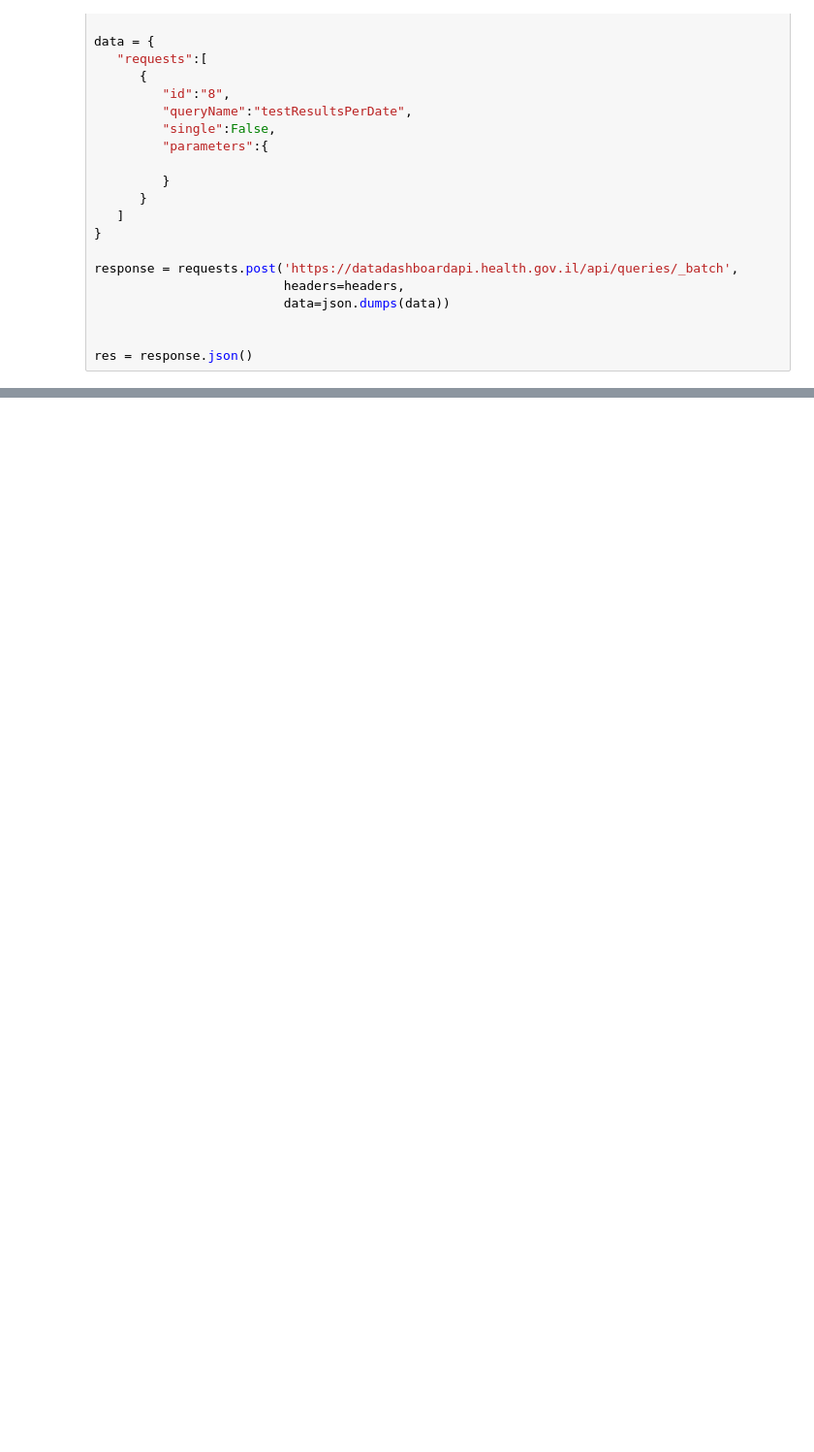
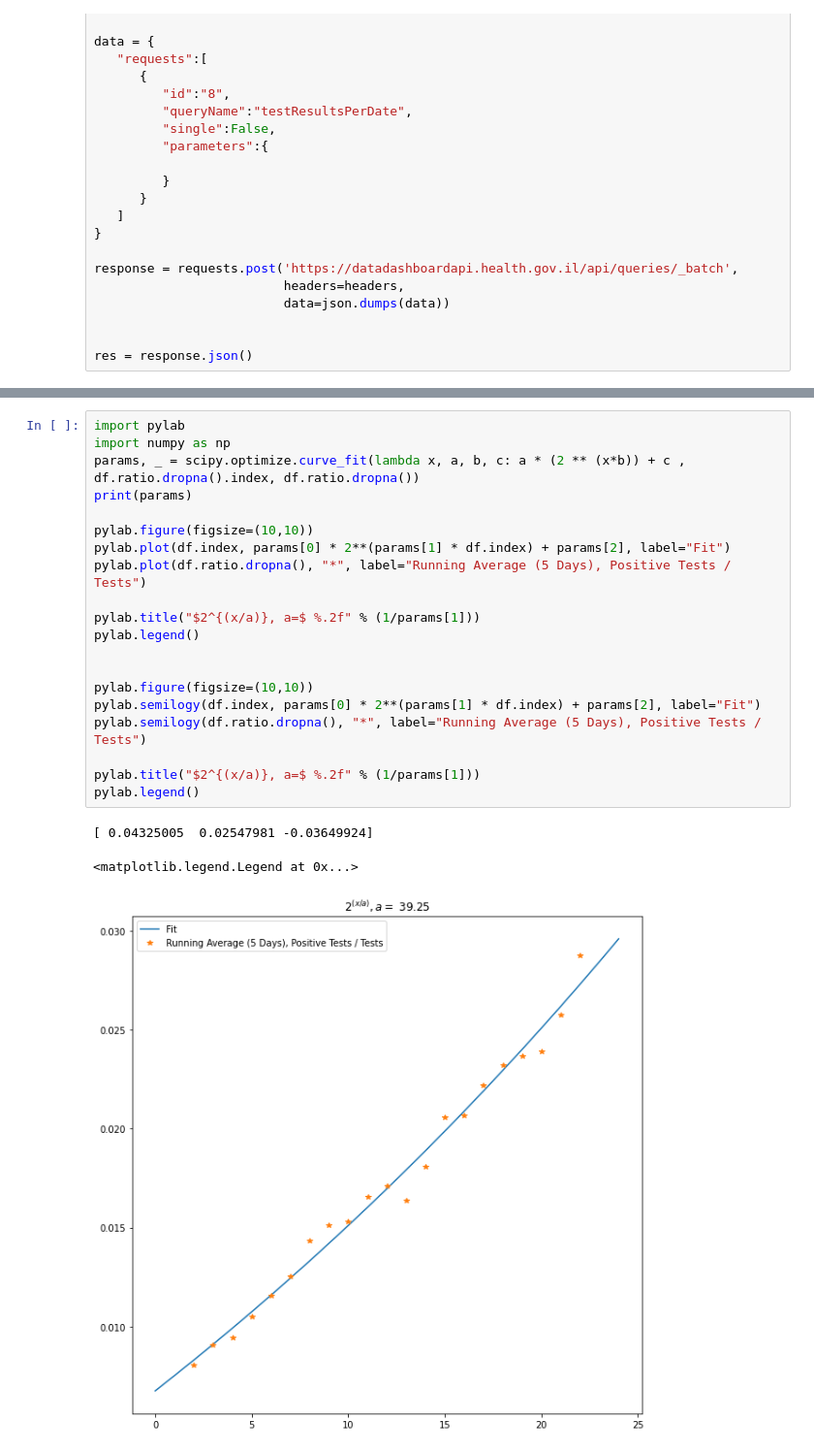
Before and after one commit to ronenabr/coronadata, a Jupyter notebook: Tests and varified.ipynb, the cells around one changed output, grey strips where cells are left out. Shown at 97% size. Drawn from its saved outputs; the diff is of its cells as text; blank space fills up the shorter version.

Commit message:
Test and varified 2

```diff
--- a/Tests and varified.ipynb
+++ b/Tests and varified.ipynb
@@ -45,0 +80,24 @@ df.plot()
+# %%
+import pylab
+import numpy as np
+params, _ = scipy.optimize.curve_fit(lambda x, a, b, c: a * (2 ** (x*b)) + c , df.ratio.dropna().index, df.ratio.dropna())
+print(params)
+
+pylab.figure(figsize=(10,10))
+pylab.plot(df.index, params[0] * 2**(params[1] * df.index) + params[2], label="Fit")
+pylab.plot(df.ratio.dropna(), "*", label="Running Average (5 Days), Positive Tests / Tests")
+
+pylab.title("$2^{(x/a)}, a=$ %.2f" % (1/params[1]))
+pylab.legend()
+
+
+pylab.figure(figsize=(10,10))
+pylab.semilogy(df.index, params[0] * 2**(params[1] * df.index) + params[2], label="Fit")
+pylab.semilogy(df.ratio.dropna(), "*", label="Running Average (5 Days), Positive Tests / Tests")
+
+pylab.title("$2^{(x/a)}, a=$ %.2f" % (1/params[1]))
+pylab.legend()
+# %% [output]
+[ 0.04325005  0.02547981 -0.03649924]
+<matplotlib.legend.Legend at 0x...>
+[figure, added]
```
Also changed, not shown: parts of 6 cells of this notebook.
